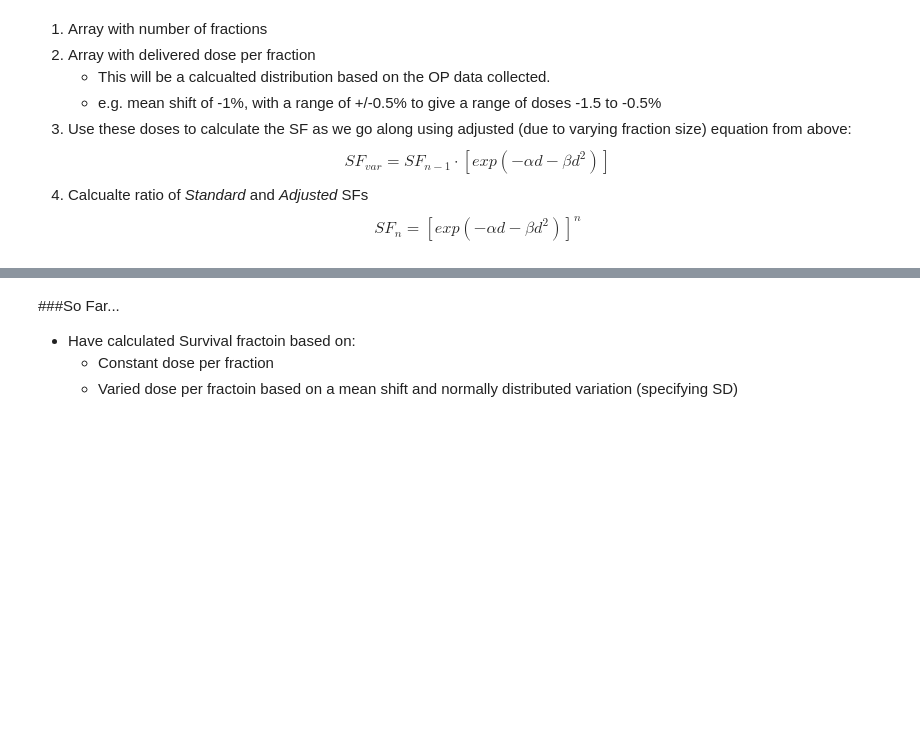
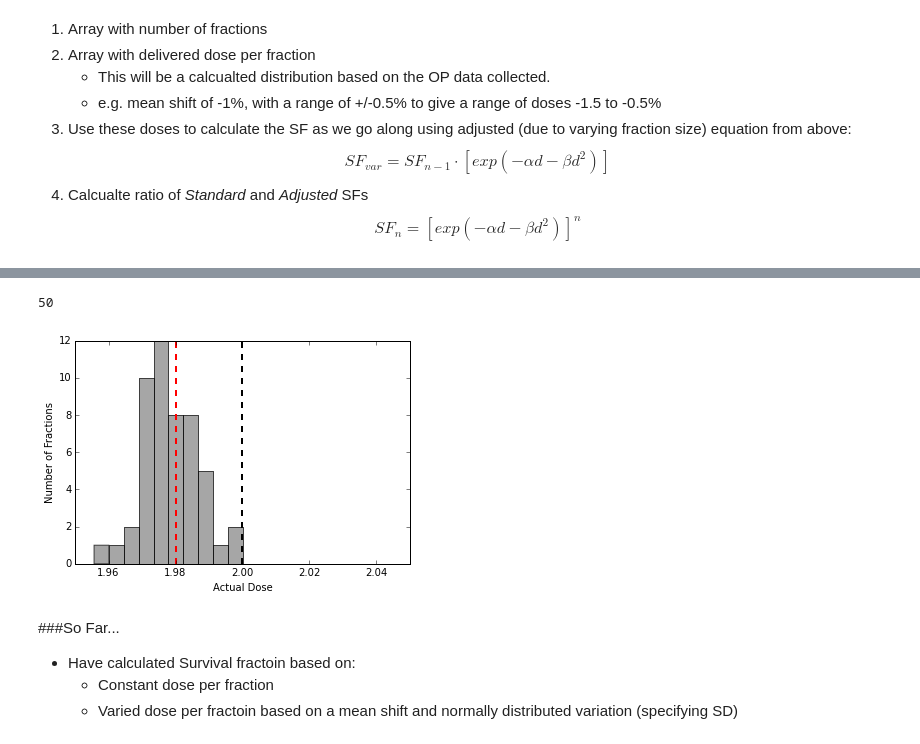
Before and after one commit to mbolt01/InitialCode, a Jupyter notebook: Survival Fraction.ipynb, the cells around one changed output, grey strips where cells are left out. Drawn from its saved outputs; the diff is of its cells as text; code cells hidden in the pictures; blank space fills up the shorter version.

```diff
--- a/Survival Fraction.ipynb
+++ b/Survival Fraction.ipynb
@@ -132,3 +136,16 @@ plt2.legend(loc='lower center')
+# %%
+plt.hist(dose_actual, alpha = 0.7, color='grey')
+plt.xlim(1.95, 2.05)
+plt.axvline(2, ls='--', color='black', linewidth = 2)
+plt.axvline(1.98, ls='--', color='red', linewidth = 2)
+plt.xlabel('Actual Dose')
+plt.ylabel('Number of Fractions')
+print(len(dose_actual))
+
+#plt.savefig('NPL_Paper_Plots/FinalData/SF-doseshifthist.png', bbox_inches='tight', dpi=300)
+# %% [output]
+50
+[figure, added]
 # %% [markdown]
 ###So Far...
 - Have calculated Survival fractoin based on:
```
Also changed, not shown: parts of 11 cells of this notebook.
